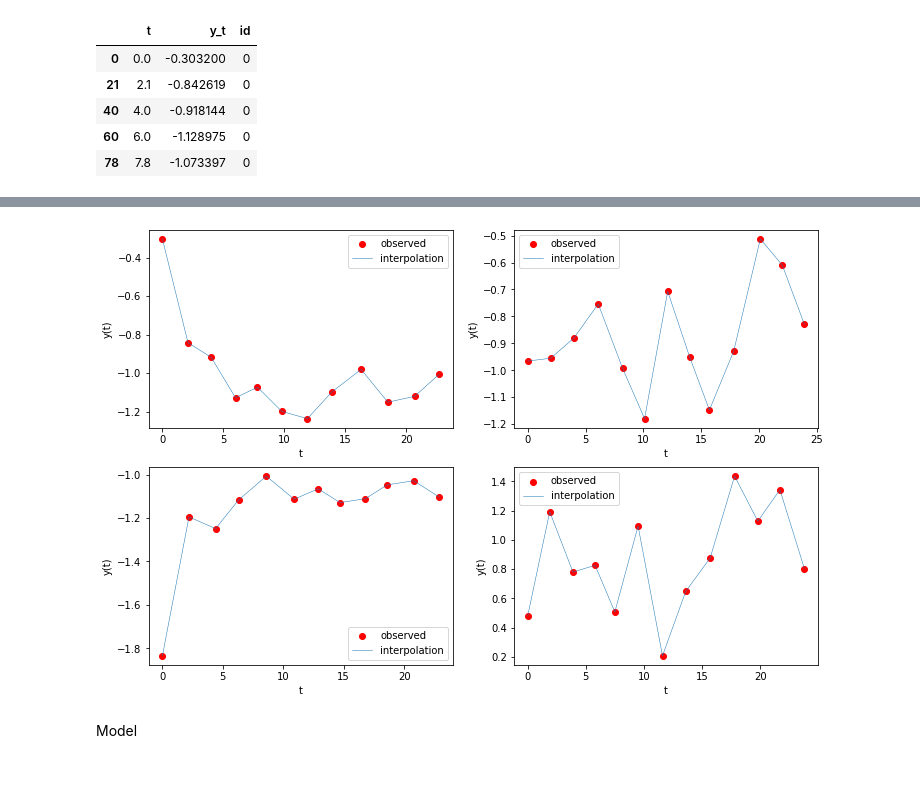
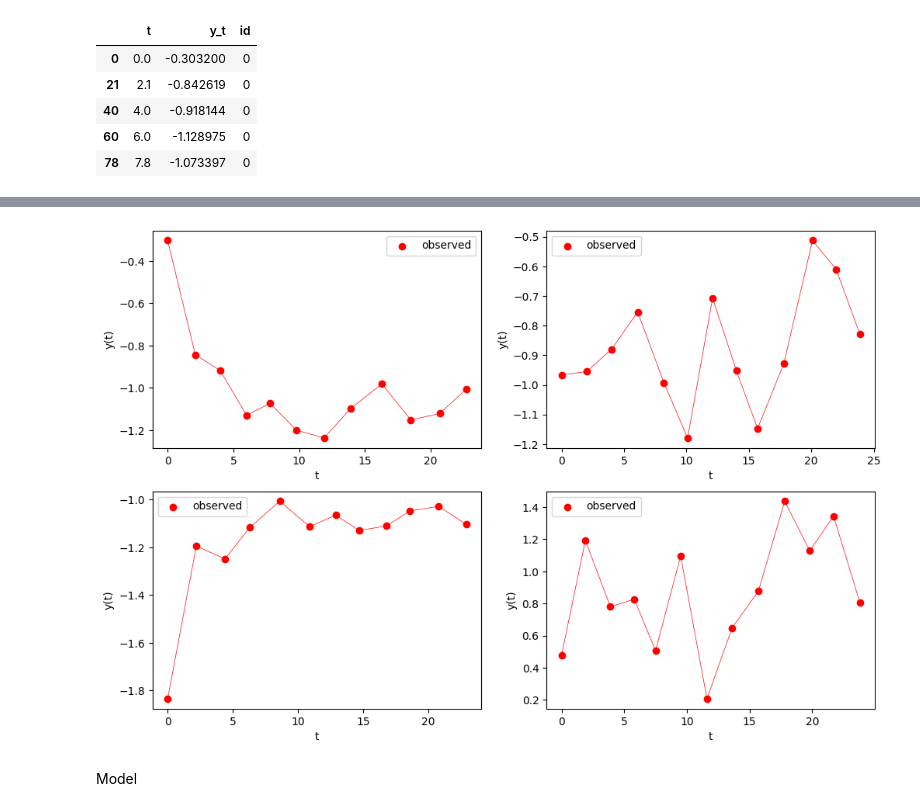
Before and after one commit to oizin/torchctrnn, a Jupyter notebook: tutorials/time-series-forecasting.ipynb, the cells around one changed output, grey strips where cells are left out. Drawn from its saved outputs; the diff is of its cells as text; code cells hidden in the pictures; blank space fills up the shorter version.

```diff
--- a/tutorials/time-series-forecasting.ipynb
+++ b/tutorials/time-series-forecasting.ipynb
@@ -38,18 +39,18 @@ test size: 317
 # %%
 fig, ax = plt.subplots(nrows=2, ncols=2, figsize = (12,8))
 _id = 0
 for row in ax:
     for col in row:
         df_id = df.loc[(df.id == _id),:]
         col.scatter(df_id.t,df_id.y_t,label='observed',c='red')
-        col.plot(df_id.t,df_id.y_t,linewidth=0.5,label='interpolation')
+        col.plot(df_id.t,df_id.y_t,linewidth=0.5,label='',c='red')
         col.set_xlabel('t')
         col.set_ylabel('y(t)')
         col.legend()
         _id += 1
 plt.show()
 # %% [output]
-[figure, old version]
+[figure, new version]
 # %% [markdown]
 Model
 # %%
```
Also changed, not shown: parts of 12 cells of this notebook, 13 other files.
